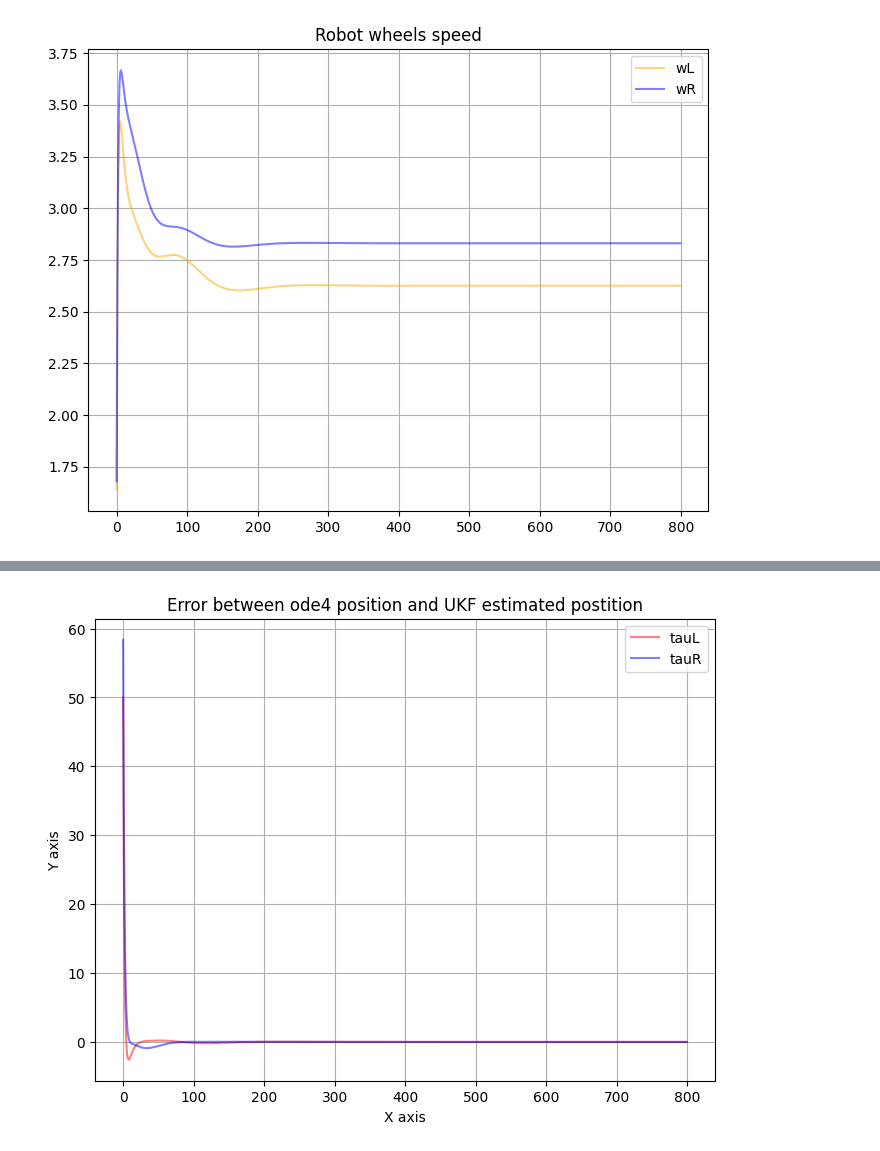
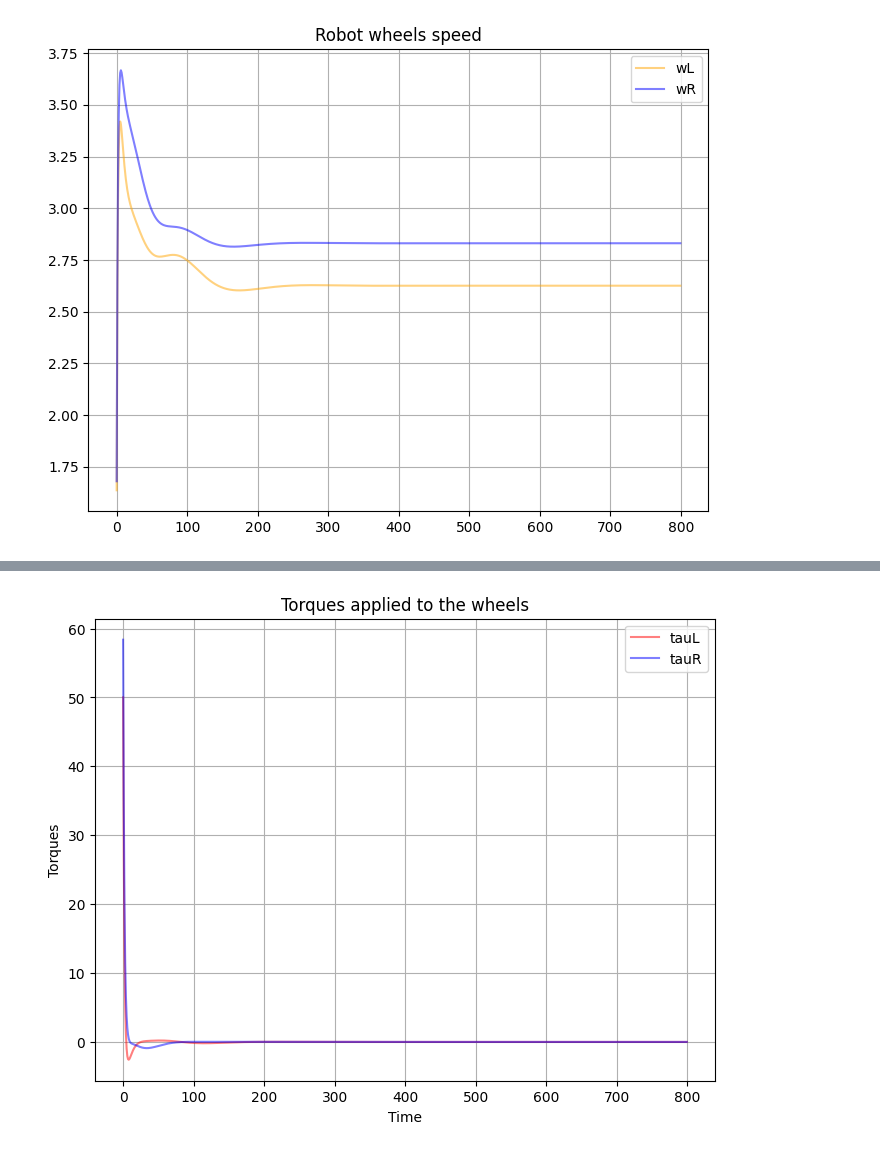
Before and after one commit to francomano/ukf_test, a Jupyter notebook: main.ipynb, the cells around one changed output, grey strips where cells are left out. Cells and saved outputs as stored; diff of their text form; code cells hidden in the pictures.

```diff
--- a/main.ipynb
+++ b/main.ipynb
@@ -99,23 +99,23 @@ iL, iR = 0, 0
 slipp_params = []
 est_params = []
 
+# Initialize the vectors to store the desired, robot and estimated positions and torques
 desired_pos = []
 robot_pos = []
 estimated_pos = []
-taus = []
+torques = []
 
 # Loop for the simulation
 for i in tqdm(range(800),"process"):
-    # Compute all dynamics terms
-    pin.computeAllTerms(model, data, q, v)
-
-    # Compute the torques
-    tau = contr.command(ukf_est.x)
-
     if i >= 300:
         iL = 0
         iR = 0
 
+    # Compute all dynamics terms
+    pin.computeAllTerms(model, data, q, v)
+    # Compute the torques
+    tau = contr.command(ukf_est.x)
+    # Compute robot state from ode4
     x_robot = ode4.ode4(model, data, x_robot, dt, tau, iL, iR)
 
     # Update the UKF
@@ -128,14 +128,19 @@ for i in tqdm(range(800),"process"):
     desired_pos.append([contr.xd, contr.yd])
     robot_pos.append(x_robot)
     estimated_pos.append(ukf_est.x)
-    taus.append(tau)
-    slipp_params.append([iL, iR])
-    est_params.append([ukf_est.x[5], ukf_est.x[6]])
+    torques.append(tau)
 
+    #slipp_params.append([iL, iR])
+    #est_params.append([ukf_est.x[5], ukf_est.x[6]])
+
+# Convert lists to numpy arrays
 robot_pos = np.array(robot_pos)
 estimated_pos = np.array(estimated_pos)
 desired_pos = np.array(desired_pos)
-taus = np.array(taus)
+torques = np.array(torques)
+
+slipp_params = np.array(slipp_params)
+est_params = np.array(est_params)
 # %%
 # Extracting x and y coordinates
 x0, y0 = desired_pos[:, 0], desired_pos[:, 1]
@@ -263,18 +242,18 @@ plt.show()
 # %%
-tauL, tauR = taus[:, 0], taus[:, 1]
+# Define torques
+tauL, tauR = torques[:, 0], torques[:, 1]
 
 # Plotting
 plt.figure(figsize=(8, 6))
 plt.plot(tauL, color='red', label='tauL', alpha=0.5)
 plt.plot(tauR, color='blue', label='tauR', alpha=0.5)
 
 # Set labels and title
-plt.xlabel('X axis')
-plt.ylabel('Y axis')
-plt.title('Error between ode4 position and UKF estimated postition')
-
-plt.legend()  # To add a legend to differentiate the arrays
-plt.grid(True)  # Optionally, add a grid for better readability
+plt.xlabel('Time')
+plt.ylabel('Torques')
+plt.title('Torques applied to the wheels')
+plt.legend()
+plt.grid(True)
 plt.show()
 # %% [output]
-[figure, old version]
+[figure, new version]
```
Also changed, not shown: parts of 3 cells of this notebook.
